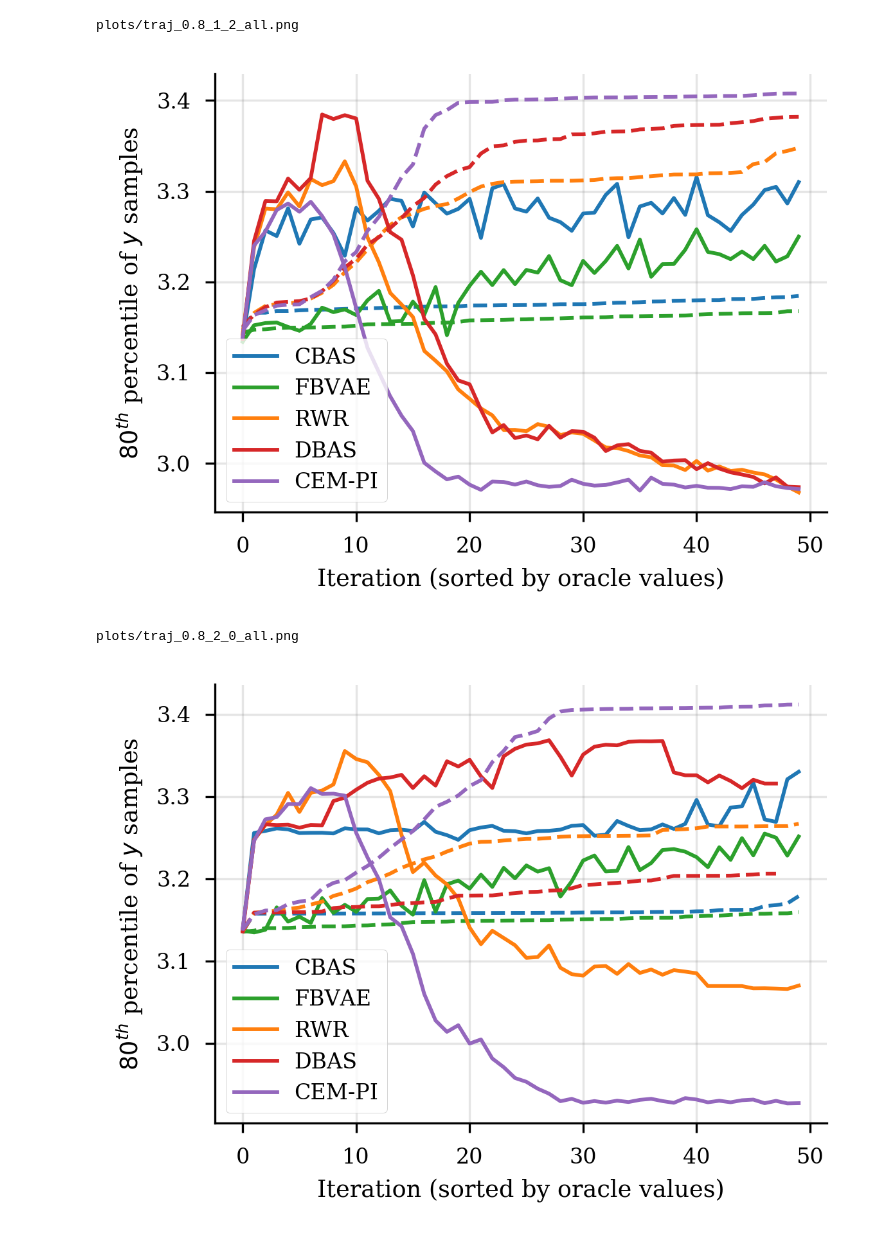
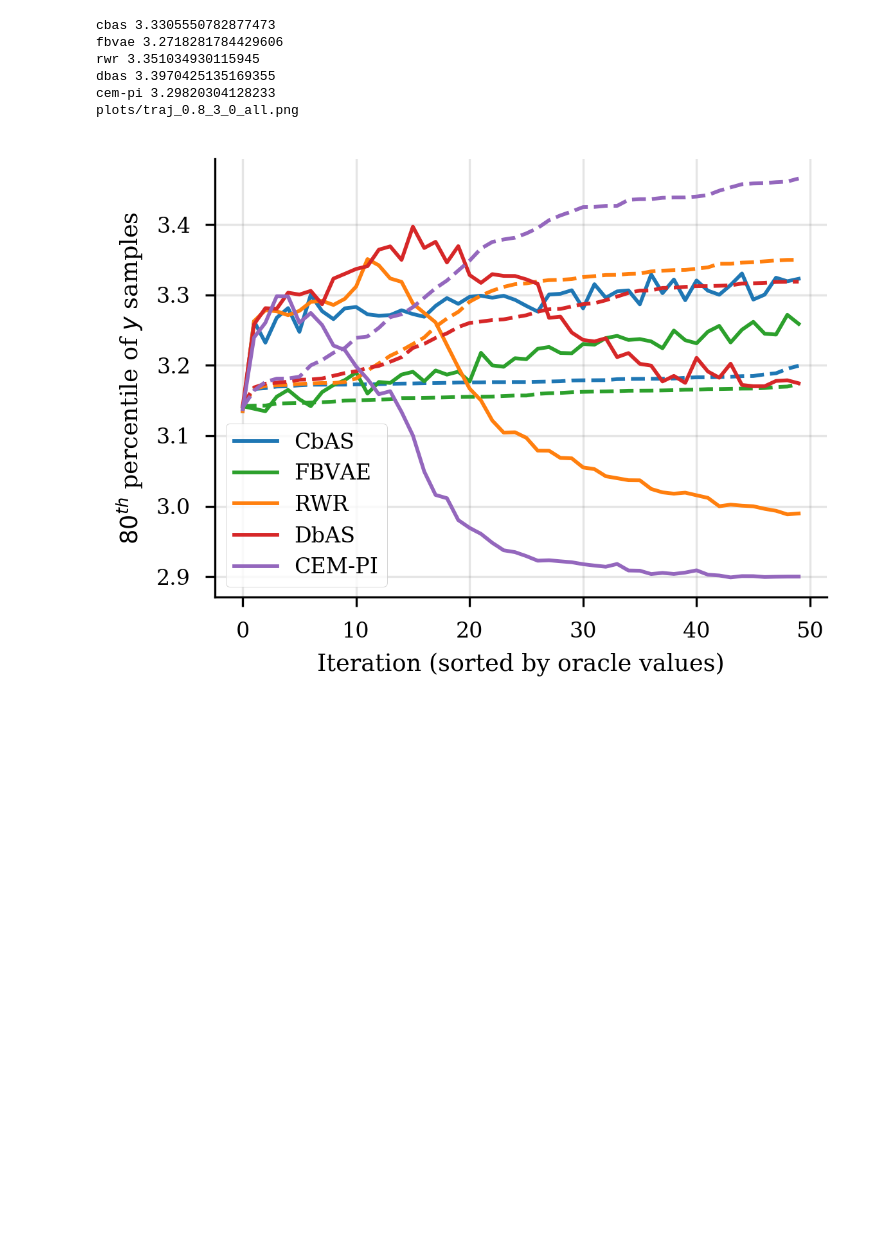
Before and after one commit to dhbrookes/CbAS, a Jupyter notebook: plotting.ipynb, the cells around one changed output. Saved outputs shown, nothing was run; the diff lists cells and outputs as text; code cells hidden in the pictures; blank space fills up the shorter version.

```diff
--- a/plotting.ipynb
+++ b/plotting.ipynb
@@ -16,6 +23,7 @@ plt.style.use('seaborn-paper')
 ALL_COLORS = plt.rcParams['axes.prop_cycle'].by_key()['color']
 METHODS = [ 'cbas', 'rwr', 'fbvae', 'dbas', 'cem-pi', 'killoran', 'bombarelli', 'bombarelli-unconstrained']
 METHOD_COLORS = {METHODS[i]: ALL_COLORS[i] for i in range(len(METHODS))}
+METHOD_COLORS['bombarelli-unconstrained'] = ALL_COLORS[len(METHODS) + 1]
 # %%
 def lighten_color(color, amount=0.5):
     """
@@ -81,16 +74,17 @@ def plot_sorted_samples():
 # %%
 def plot_traj(quantile=0.8, sort=True, mean=False, use_first=50, sub=True):
     for i in range(1, 4):
-        for j in range(3):
+        for j in range(1):
             fig = plt.figure(figsize=(4, 3))
             suffix = '_5k_%i_%i' %(i, j)
+            if use_first > 100:
+                suffix += "_long"
             if sub:
-                methods = [ 'cbas', 'fbvae', 'rwr']
+                methods = [ 'cbas', 'fbvae']
             else:
                 methods = [ 'cbas', 'fbvae', 'rwr', 'dbas', 'cem-pi']
             for k in range(len(methods)):
                 method = methods[k]
-#                 traj = np.load('results/%s_traj%s.npy' %(method, suffix))
                 oracle_samples = np.load("results/%s_oracle_samples%s.npy" %(method, suffix))[:use_first]
                 gt_samples = np.load("results/%s_gt_samples%s.npy" %(method, suffix))[:use_first]
 
@@ -109,9 +103,6 @@ def plot_traj(quantile=0.8, sort=True, mean=False, use_first=50, sub=True):
                     gt_vals = np.zeros_like(gt_samples)
                     gt_vals[oracle_idxs] = gt_samples[oracle_idxs]
                     gt_vals = np.true_divide(gt_vals.sum(1),(gt_vals!=0).sum(1))
-#                     oracle_idxs = np.where()
-#                     oracle_vals= np.percentile(oracle_samples, quantile*100, axis=1)
-#                     gt_vals = np.percentile(gt_samples, quantile*100, axis=1)
 
                 x = range(oracle_samples.shape[0])
                 if sort:
@@ -119,13 +110,18 @@ def plot_traj(quantile=0.8, sort=True, mean=False, use_first=50, sub=True):
                 else:
                     sorted_idx = range(len(x))
 
-                plt.plot(x, gt_vals[sorted_idx], c=METHOD_COLORS[method], label="%s" % method.upper(), zorder=len(methods)-j)
+                lbl = method.upper()
+                if method == 'cbas':
+                    lbl = 'CbAS'
+                elif method == 'dbas':
+                    lbl = 'DbAS'
+
+                print(method, np.max(gt_vals[~np.isnan(gt_vals)]))
+                plt.plot(x, gt_vals[sorted_idx], c=METHOD_COLORS[method], label="%s" % lbl, zorder=len(methods)-j)
                 plt.plot(x, oracle_vals[sorted_idx], c=METHOD_COLORS[method], ls='--', zorder=len(methods)-j)
 
             plt.ylabel("$%i^{th}$ percentile of $y$ samples" % int(quantile*100))
             plt.xlabel("Iteration (sorted by oracle values)")
-        #     plt.xlabel("$t$")
-#             plt.ylim([2.95, 3.4])
             plt.legend(frameon=True, loc='lower left')
             plt.grid(True)
             plt.gca().set_axisbelow(True)
@@ -134,8 +130,6 @@ def plot_traj(quantile=0.8, sort=True, mean=False, use_first=50, sub=True):
             plt.gca().spines['top'].set_visible(False)
             plt.gca().yaxis.set_ticks_position('left')
             plt.gca().xaxis.set_ticks_position('bottom')
-        #     plt.savefig('toy_setup.png', dpi=500)
-#             [i.set_linewidth(0.1) for i in plt.gca().spines.itervalues()]
             if sub:
                 plt_name = "plots/traj_%.1f_%i_%i_sub.png" % (quantile, i, j)
             else:
@@ -145,5 +139,5 @@ def plot_traj(quantile=0.8, sort=True, mean=False, use_first=50, sub=True):
             plt.savefig(plt_name, dpi=500)
             plt.show()
 # %%
-plot_traj(quantile=0.80, sort=True, mean=False, use_first=50, sub=False)
+plot_traj(quantile=0.8, sort=True, mean=False, use_first=50, sub=False)
 # %% [output]
@@ -154,4 +158,7 @@ plots/traj_0.8_1_1_all.png
-plots/traj_0.8_1_2_all.png
+cbas 3.3305550782877473
+fbvae 3.2718281784429606
+rwr 3.351034930115945
+dbas 3.3970425135169355
+cem-pi 3.29820304128233
+plots/traj_0.8_3_0_all.png
-[figure, old version]
+[figure, new version]
-plots/traj_0.8_2_0_all.png
-[figure, removed]
```
Also changed, not shown: parts of 14 cells of this notebook, 5 other files.
